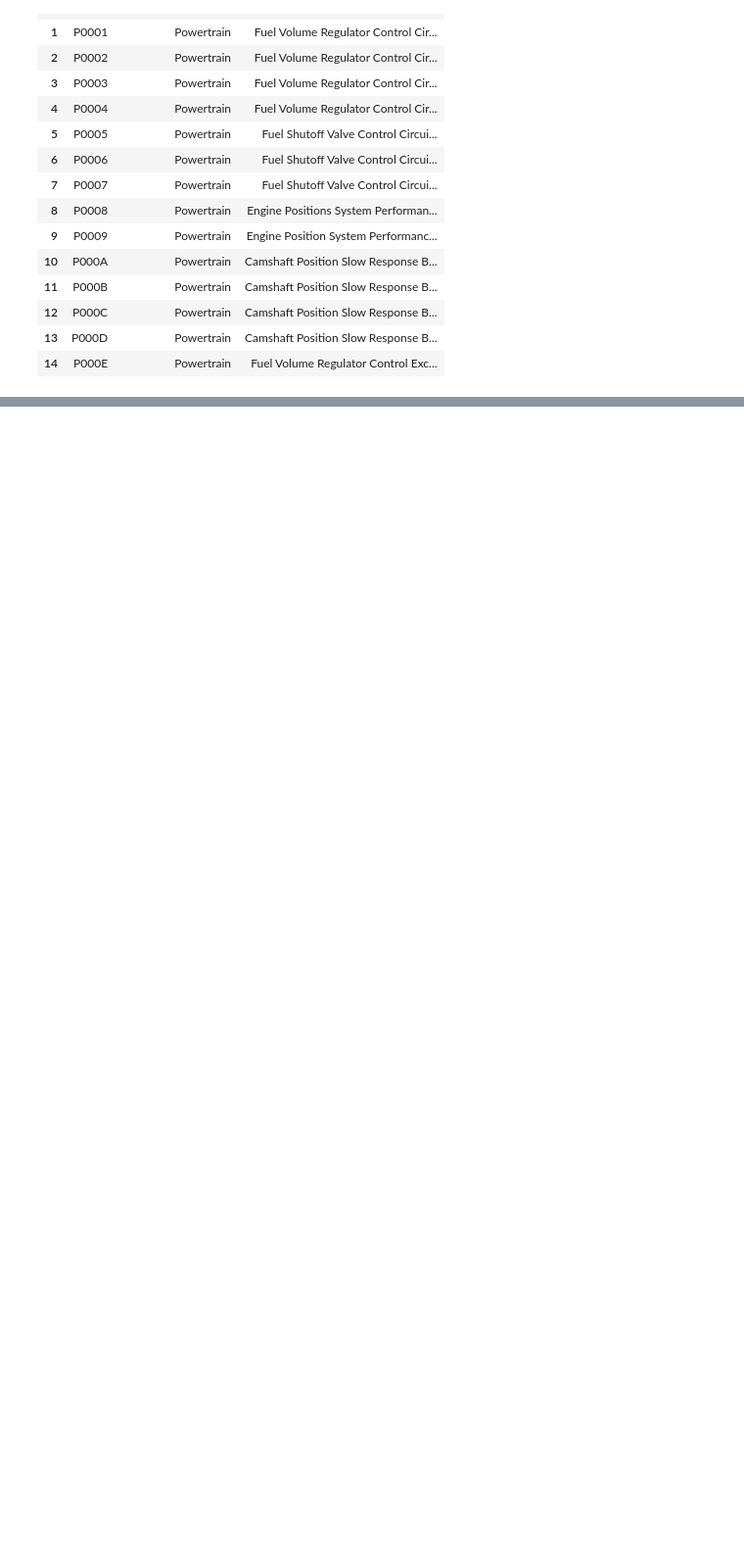
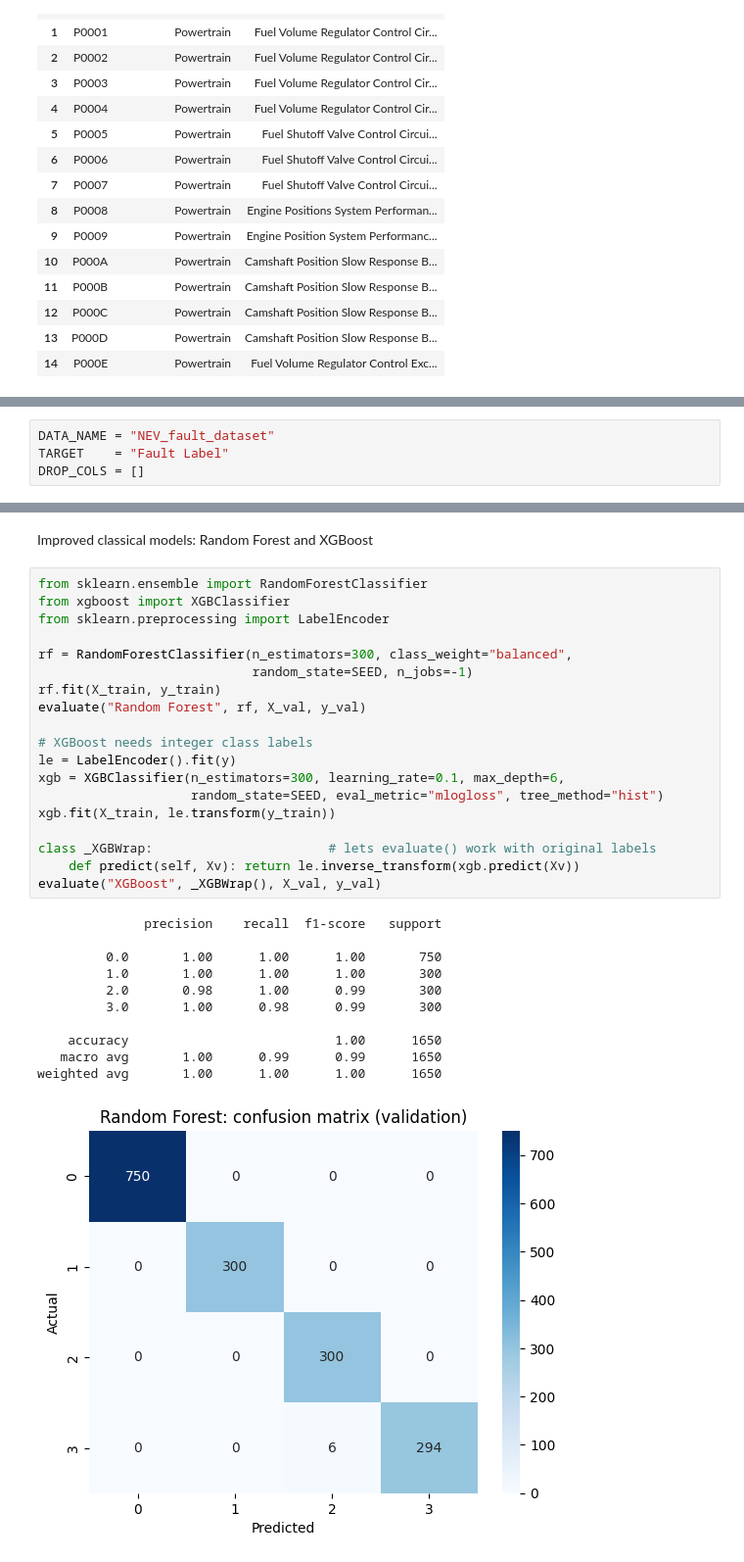
Before and after one commit to ShalakaEranga/DriveHealth-Comparative-Fault-Diagnosis-Using-Classical-vs-Deep-Learning-Methods, a Jupyter notebook: notebooks/01_eda.ipynb, the cells around one changed output, grey strips where cells are left out. Shown at 98% size. Drawn from its saved outputs; the diff is of its cells as text; blank space fills up the shorter version.

```diff
--- a/notebooks/01_eda.ipynb
+++ b/notebooks/01_eda.ipynb
@@ -380,0 +383,4 @@ display(datasets["OBD2 Powertrain Diagnostic"].head(15))
+# %%
+DATA_NAME = "NEV_fault_dataset"
+TARGET    = "Fault Label"
+DROP_COLS = []
@@ -380,0 +492,33 @@ display(datasets["OBD2 Powertrain Diagnostic"].head(15))
+# %% [markdown]
+Improved classical models: Random Forest and XGBoost
+# %%
+from sklearn.ensemble import RandomForestClassifier
+from xgboost import XGBClassifier
+from sklearn.preprocessing import LabelEncoder
+
+rf = RandomForestClassifier(n_estimators=300, class_weight="balanced",
+                            random_state=SEED, n_jobs=-1)
+rf.fit(X_train, y_train)
+evaluate("Random Forest", rf, X_val, y_val)
+
+# XGBoost needs integer class labels
+le = LabelEncoder().fit(y)
+xgb = XGBClassifier(n_estimators=300, learning_rate=0.1, max_depth=6,
+                    random_state=SEED, eval_metric="mlogloss", tree_method="hist")
+xgb.fit(X_train, le.transform(y_train))
+
+class _XGBWrap:                       # lets evaluate() work with original labels
+    def predict(self, Xv): return le.inverse_transform(xgb.predict(Xv))
+evaluate("XGBoost", _XGBWrap(), X_val, y_val)
+# %% [output]
+              precision    recall  f1-score   support
+
+         0.0       1.00      1.00      1.00       750
+         1.0       1.00      1.00      1.00       300
+         2.0       0.98      1.00      0.99       300
+         3.0       1.00      0.98      0.99       300
+
+    accuracy                           1.00      1650
+   macro avg       1.00      0.99      0.99      1650
+weighted avg       1.00      1.00      1.00      1650
+[figure, added]
```
Also changed, not shown: parts of 14 cells of this notebook.
